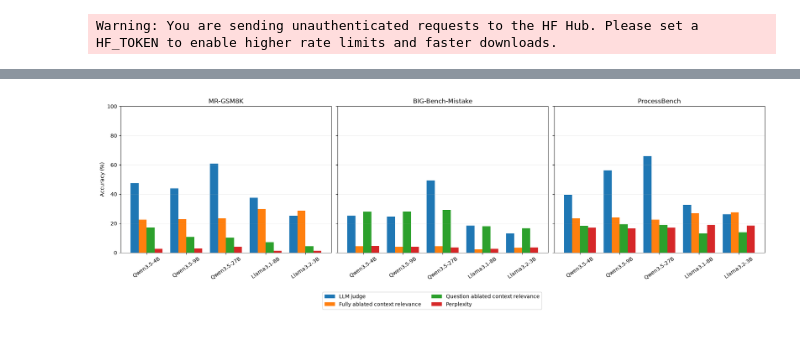
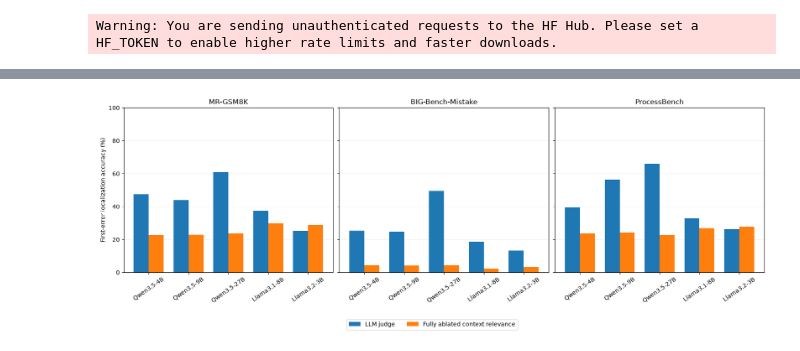
Before and after one commit to jafber/bachelor-thesis, a Jupyter notebook: final/comparison.ipynb, the cells around one changed output, grey strips where cells are left out. Saved outputs shown, nothing was run; the diff lists cells and outputs as text; code cells hidden in the pictures.

```diff
--- a/final/comparison.ipynb
+++ b/final/comparison.ipynb
@@ -151,20 +145,0 @@ Each bar uses the same trace set for the corresponding model and benchmark. The
-# %%
-methods = ['LLM judge', *[METRIC_LABELS[m] for m in dc_pmi.METRICS]]
-for column, ylabel in [
-    ('error_accuracy', 'Error-step detection accuracy (%)'),
-    ('overall_accuracy', 'Overall accuracy (%)'),
-]:
-    fig, axes = plt.subplots(1, len(BENCHMARKS), figsize=(21, 6), sharey=True)
-    for ax, benchmark in zip(axes, BENCHMARKS):
-        group = comparison.loc[comparison.benchmark == benchmark]
-        values = group.pivot(index='model', columns='method', values=column)
-        values.reindex(index=MODELS, columns=methods).mul(100).plot.bar(
-            ax=ax, rot=35, legend=False, width=0.82)
-        ax.set(title=benchmark, xlabel='Model', ylabel=ylabel, ylim=(0, 100))
-        ax.grid(axis='y', alpha=0.2)
-        ax.set_axisbelow(True)
-    fig.legend(axes[0].get_legend_handles_labels()[0], methods, loc='lower center',
-               ncol=3, bbox_to_anchor=(0.5, -0.09))
-    fig.tight_layout(rect=(0, 0.1, 1, 1))
-    display(fig)
-    plt.close(fig)
@@ -174,60 +146,22 @@ for column, ylabel in [
 # %%
-# Thesis-ready comparisons. All bars use the same traces and exact-location denominator.
+# Thesis-ready comparisons. All bars use matched traces and exact-location accuracy.
 out = Path('../thesis/chapters/results')
-selected = ['LLM judge', 'Fully ablated context relevance', 'Question ablated context relevance', 'Perplexity']
-for column, filename in [
-    ('error_accuracy', 'judge-vs-context-error.png'),
-    ('overall_accuracy', 'judge-vs-context-overall.png'),
+for column, filename, ylabel in [
+    ('error_accuracy', 'judge-vs-context-error.png', 'First-error localization accuracy (%)'),
+    ('overall_accuracy', 'judge-vs-context-overall.png', 'Exact first-error-or-NONE accuracy (%)'),
 ]:
-    fig, axes = plt.subplots(1, 3, figsize=(18, 5), sharey=True, constrained_layout=True)
+    fig, axes = plt.subplots(1, 3, figsize=(16, 5), sharey=True, constrained_layout=True)
     for ax, benchmark in zip(axes, BENCHMARKS):
-        values = comparison[comparison.benchmark == benchmark].pivot(index='model', columns='method', values=column).reindex(index=MODELS, columns=selected)
-        values.mul(100).plot.bar(ax=ax, rot=35, legend=False, width=.8)
-        ax.set(title=benchmark, xlabel='', ylabel='Accuracy (%)', ylim=(0, 100))
+        values = (comparison.loc[comparison.benchmark == benchmark]
+                  .pivot(index='model', columns='method', values=column)
+                  .reindex(index=MODELS, columns=METHODS))
+        values.mul(100).plot.bar(ax=ax, rot=35, legend=False, width=.75)
+        ax.set(title=benchmark, xlabel='', ylabel=ylabel, ylim=(0, 100))
         ax.grid(axis='y', alpha=.2)
-    fig.legend(axes[0].get_legend_handles_labels()[0], selected, loc='lower center', ncol=2, bbox_to_anchor=(.5, -.16))
+        ax.set_axisbelow(True)
+    fig.legend(axes[0].get_legend_handles_labels()[0], METHODS,
+               loc='lower center', ncol=2, bbox_to_anchor=(.5, -.13))
     fig.savefig(out / filename, dpi=220, bbox_inches='tight')
     plt.show()
-
-# Full-run matched-task comparison (not the 100-example exploratory sample).
-# Optimize exact accuracy by considering every threshold endpoint; this is the
-# same decision rule/objective as tune_accuracy, without sklearn's constant-
-# prediction guard (which fires for positive-only perplexity candidates).
-def best_in_sample_accuracy(candidates):
-    ordered = candidates.sort_values('evidence', ascending=False)
-    truth = ordered.label.notna().to_numpy()
-    correct = ordered.candidate_correct.to_numpy(dtype=bool)
-    baseline = (~truth).sum()
-    gains = np.where(correct, 1, -(~truth).astype(int))
-    # Predictions above threshold: increase score only at complete tied-score groups.
-    endpoints = ordered.evidence.ne(ordered.evidence.shift(-1)).to_numpy()
-    return (baseline + max(0, *np.cumsum(gains)[endpoints])) / len(ordered)
-
-shuffled_rows = []
-for model, (model_id, stem) in MODELS.items():
-    task_examples = [e for e in examples if e.benchmark == 'BIG-Bench-Mistake' and e.task == 'tracking_shuffled_objects']
-    task_scores = dc_pmi.load_run(task_examples, model_id=model_id, average_ll=True,
-                                   cache_path=CACHE / f'dc_pmi_{stem}_arm.sqlite')
-    task_scores['uid'] = task_scores.uid.astype(str)
-    judge = load_judge(model_id, stem, task_examples)
-    judge = judge[(judge.benchmark == 'BIG-Bench-Mistake') & (judge.task == 'tracking_shuffled_objects')]
-    assert len(judge) == len(task_examples) == 300
-    j = judge_score(judge)
-    shuffled_rows.append((model, 'LLM judge', j['error_accuracy'], j['accuracy']))
-    for metric in dc_pmi.METRICS:
-        candidate = select_candidates(task_scores, metric)
-        error_accuracy = candidate.loc[candidate.label.notna(), 'candidate_correct'].mean()
-        shuffled_rows.append((model, METRIC_LABELS[metric], error_accuracy, best_in_sample_accuracy(candidate)))
-shuffled = pd.DataFrame(shuffled_rows, columns=['model', 'method', 'error_accuracy', 'overall_accuracy'])
-print(shuffled.to_string(index=False, float_format=lambda v: f'{v:.3f}'))
-for column, filename in [('error_accuracy', 'shuffled-error.png'), ('overall_accuracy', 'shuffled-overall.png')]:
-    fig, ax = plt.subplots(figsize=(10, 5))
-    shuffled.pivot(index='model', columns='method', values=column).reindex(index=MODELS, columns=selected).mul(100).plot.bar(ax=ax, rot=35, width=.8)
-    ax.set(xlabel='Model', ylabel='Accuracy (%)', ylim=(0, 100))
-    ax.legend(loc='upper left', bbox_to_anchor=(1, 1))
-    ax.grid(axis='y', alpha=.2)
-    fig.tight_layout()
-    fig.savefig(out / filename, dpi=220, bbox_inches='tight')
-    plt.show()
 # %% [output]
-[figure, old version]
+[figure, new version]
```
Also changed, not shown: parts of 8 cells of this notebook, 5 other files.
